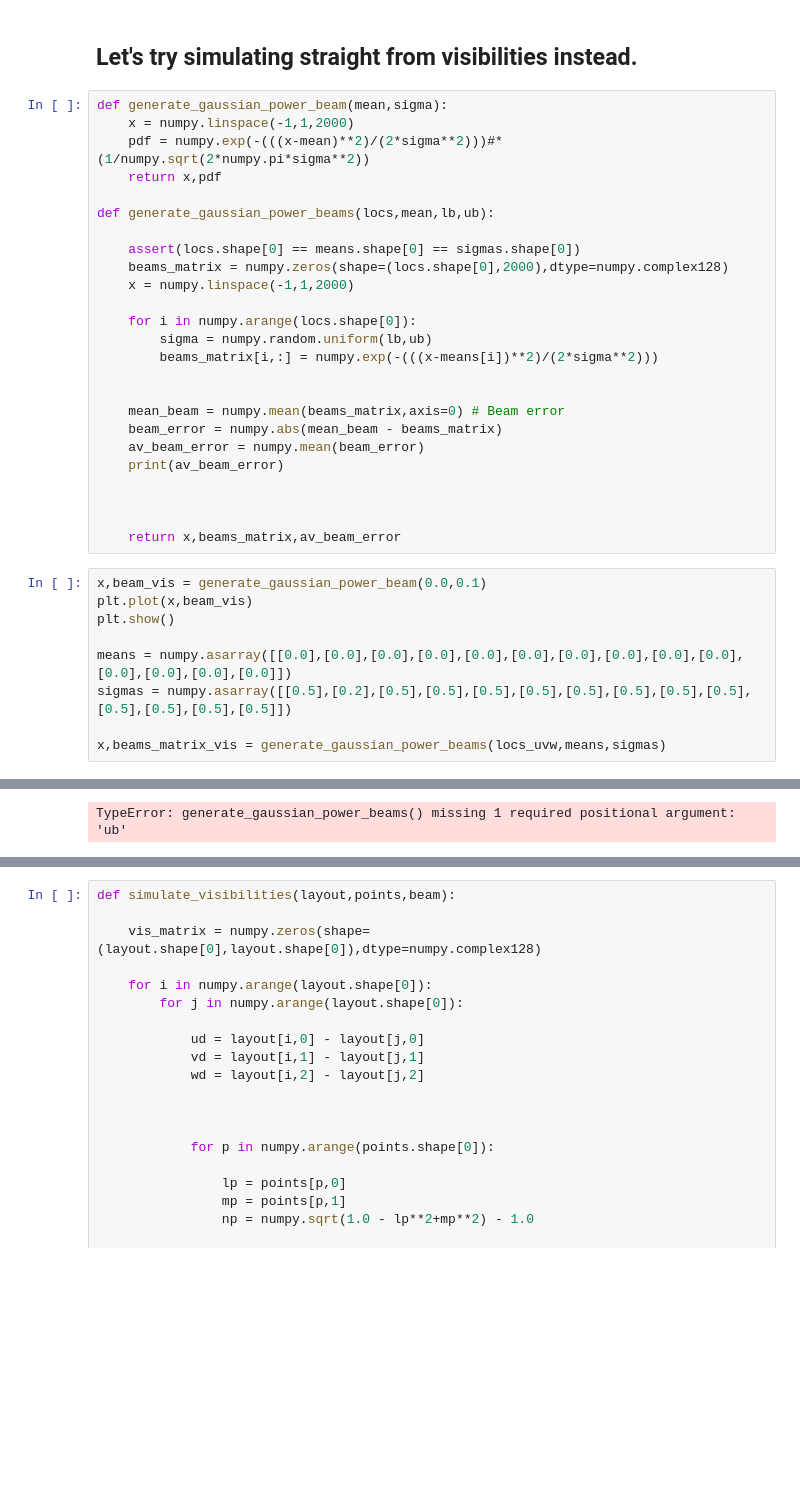
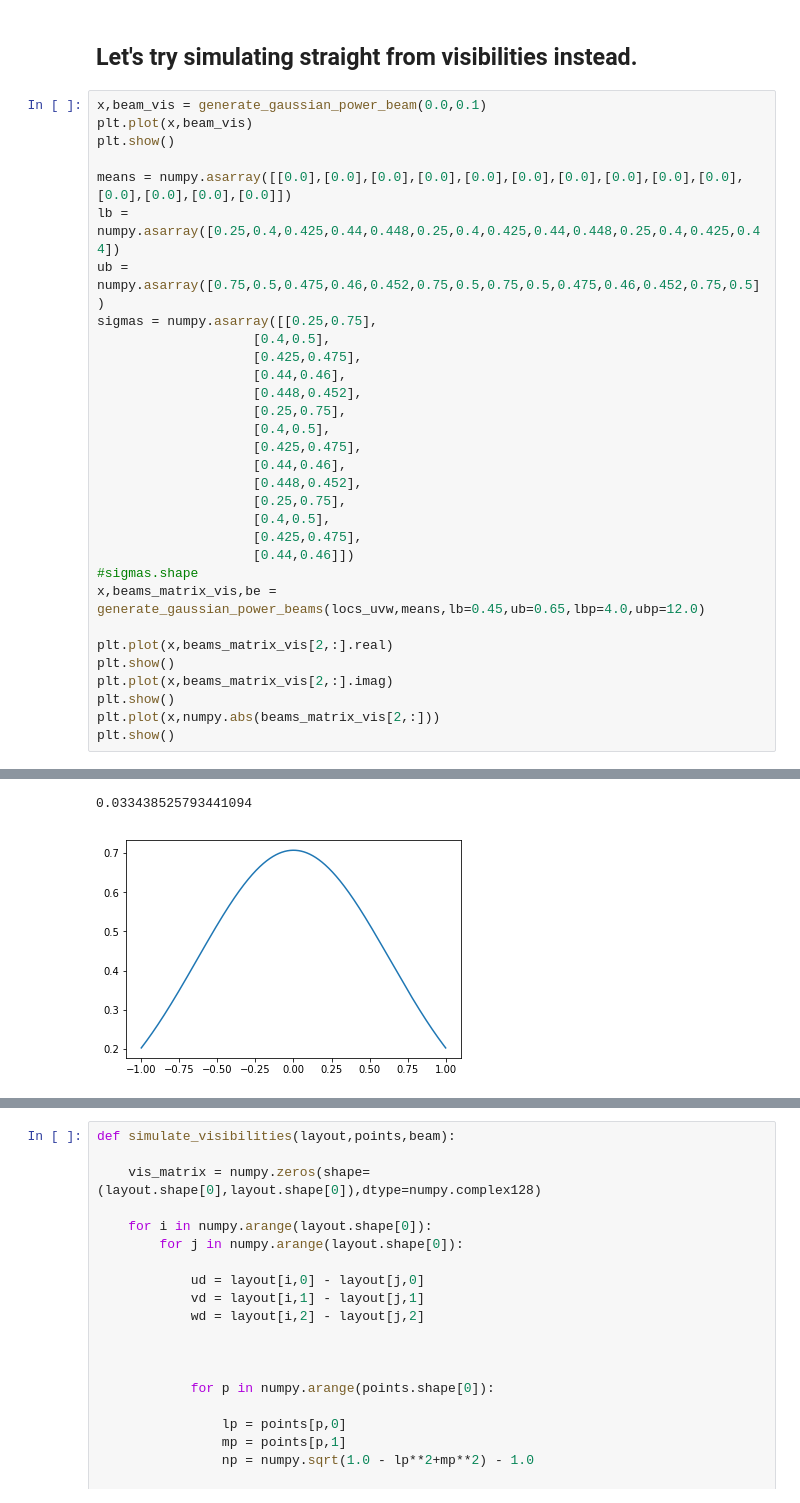
Before and after one commit to HERA-Team/ClosurePS, a Jupyter notebook: simulation/closureredundancy.ipynb, the cells around one changed output, grey strips where cells are left out. Saved outputs shown, nothing was run; the diff lists cells and outputs as text; blank space fills up the shorter version.

```diff
--- a/simulation/closureredundancy.ipynb
+++ b/simulation/closureredundancy.ipynb
@@ -679,40 +449,38 @@ print(closures_continuum_db_tp)
 Still zero?!? WHY?!?!
 # %% [markdown]
 ## Let's try simulating straight from visibilities instead.
-# %%
-def generate_gaussian_power_beam(mean,sigma):
-    x = numpy.linspace(-1,1,2000)
-    pdf = numpy.exp(-(((x-mean)**2)/(2*sigma**2)))#*(1/numpy.sqrt(2*numpy.pi*sigma**2))
-    return x,pdf
-
-def generate_gaussian_power_beams(locs,mean,lb,ub):
-
-    assert(locs.shape[0] == means.shape[0] == sigmas.shape[0])
-    beams_matrix = numpy.zeros(shape=(locs.shape[0],2000),dtype=numpy.complex128)
-    x = numpy.linspace(-1,1,2000)
-
-    for i in numpy.arange(locs.shape[0]):
-        sigma = numpy.random.uniform(lb,ub)
-        beams_matrix[i,:] = numpy.exp(-(((x-means[i])**2)/(2*sigma**2)))
-
-
-    mean_beam = numpy.mean(beams_matrix,axis=0) # Beam error
-    beam_error = numpy.abs(mean_beam - beams_matrix)
-    av_beam_error = numpy.mean(beam_error)
-    print(av_beam_error)
-
-
-
-    return x,beams_matrix,av_beam_error
 # %%
 x,beam_vis = generate_gaussian_power_beam(0.0,0.1)
 plt.plot(x,beam_vis)
 plt.show()
 
 means = numpy.asarray([[0.0],[0.0],[0.0],[0.0],[0.0],[0.0],[0.0],[0.0],[0.0],[0.0],[0.0],[0.0],[0.0],[0.0]])
-sigmas = numpy.asarray([[0.5],[0.2],[0.5],[0.5],[0.5],[0.5],[0.5],[0.5],[0.5],[0.5],[0.5],[0.5],[0.5],[0.5]])
+lb = numpy.asarray([0.25,0.4,0.425,0.44,0.448,0.25,0.4,0.425,0.44,0.448,0.25,0.4,0.425,0.44])
+ub = numpy.asarray([0.75,0.5,0.475,0.46,0.452,0.75,0.5,0.75,0.5,0.475,0.46,0.452,0.75,0.5])
+sigmas = numpy.asarray([[0.25,0.75],
+                    [0.4,0.5],
+                    [0.425,0.475],
+                    [0.44,0.46],
+                    [0.448,0.452],
+                    [0.25,0.75],
+                    [0.4,0.5],
+                    [0.425,0.475],
+                    [0.44,0.46],
+                    [0.448,0.452],
+                    [0.25,0.75],
+                    [0.4,0.5],
+                    [0.425,0.475],
+                    [0.44,0.46]])
+#sigmas.shape
+x,beams_matrix_vis,be = generate_gaussian_power_beams(locs_uvw,means,lb=0.45,ub=0.65,lbp=4.0,ubp=12.0)
 
-x,beams_matrix_vis = generate_gaussian_power_beams(locs_uvw,means,sigmas)
+plt.plot(x,beams_matrix_vis[2,:].real)
+plt.show()
+plt.plot(x,beams_matrix_vis[2,:].imag)
+plt.show()
+plt.plot(x,numpy.abs(beams_matrix_vis[2,:]))
+plt.show()
 # %% [output]
 [figure]
-TypeError: generate_gaussian_power_beams() missing 1 required positional argument: 'ub'
+0.033438525793441094
+[figure, added]
```
Also changed, not shown: parts of 31 cells of this notebook, 7 other files.
